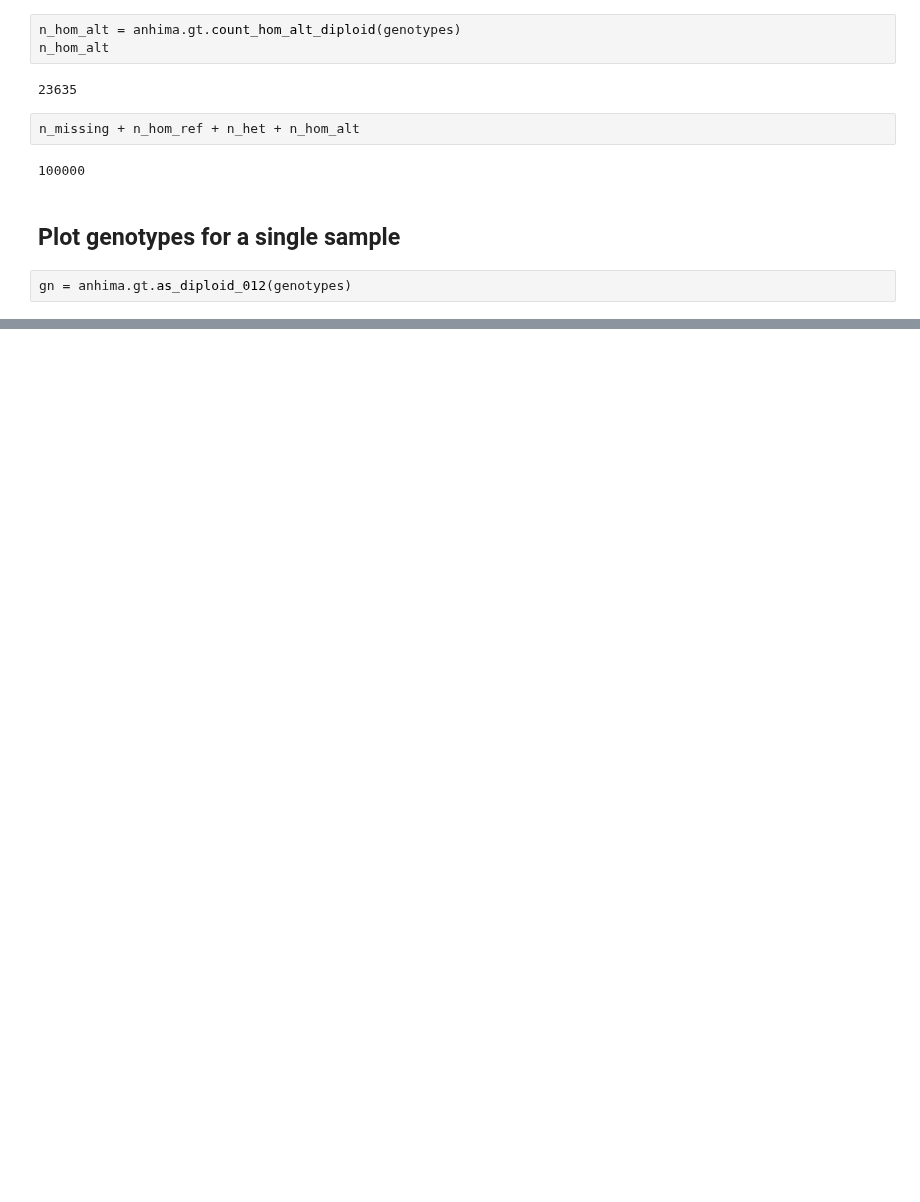
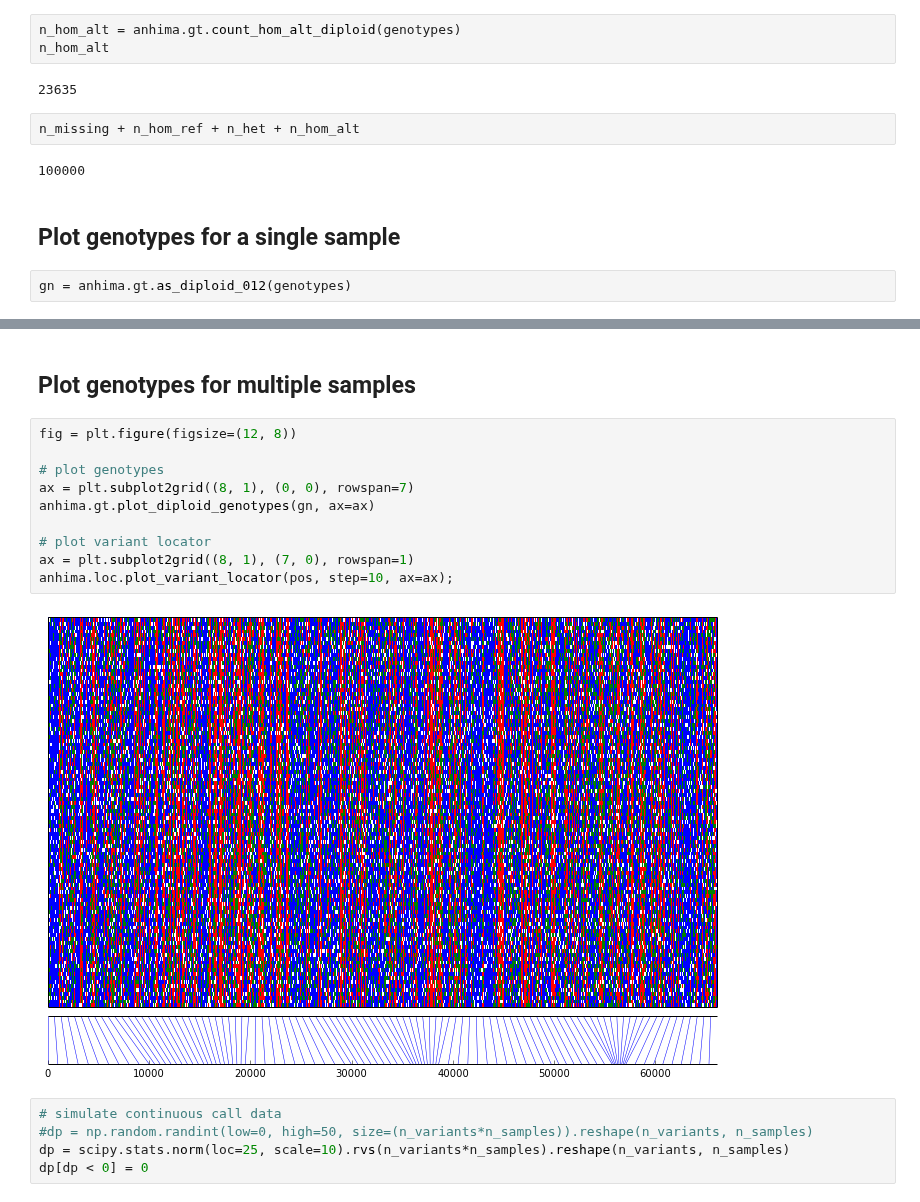
Before and after one commit to alimanfoo/anhima, a Jupyter notebook: examples/gt.ipynb, the cells around one changed output, grey strips where cells are left out. Cells and saved outputs as stored; diff of their text form; blank space fills up the shorter version.

```diff
--- a/examples/gt.ipynb
+++ b/examples/gt.ipynb
@@ -143,2 +143,21 @@ anhima.gt.windowed_genotype_density_plot(pos, gn[:, 0], 2, 1000);
 # %% [output]
 [figure]
+# %% [markdown]
+## Plot genotypes for multiple samples
+# %%
+fig = plt.figure(figsize=(12, 8))
+
+# plot genotypes
+ax = plt.subplot2grid((8, 1), (0, 0), rowspan=7)
+anhima.gt.plot_diploid_genotypes(gn, ax=ax)
+
+# plot variant locator
+ax = plt.subplot2grid((8, 1), (7, 0), rowspan=1)
+anhima.loc.plot_variant_locator(pos, step=10, ax=ax);
+# %% [output]
+[figure, added]
+# %%
+# simulate continuous call data
+#dp = np.random.randint(low=0, high=50, size=(n_variants*n_samples)).reshape(n_variants, n_samples)
+dp = scipy.stats.norm(loc=25, scale=10).rvs(n_variants*n_samples).reshape(n_variants, n_samples)
+dp[dp < 0] = 0
```
Also changed, not shown: parts of 11 cells of this notebook, 16 other files.
